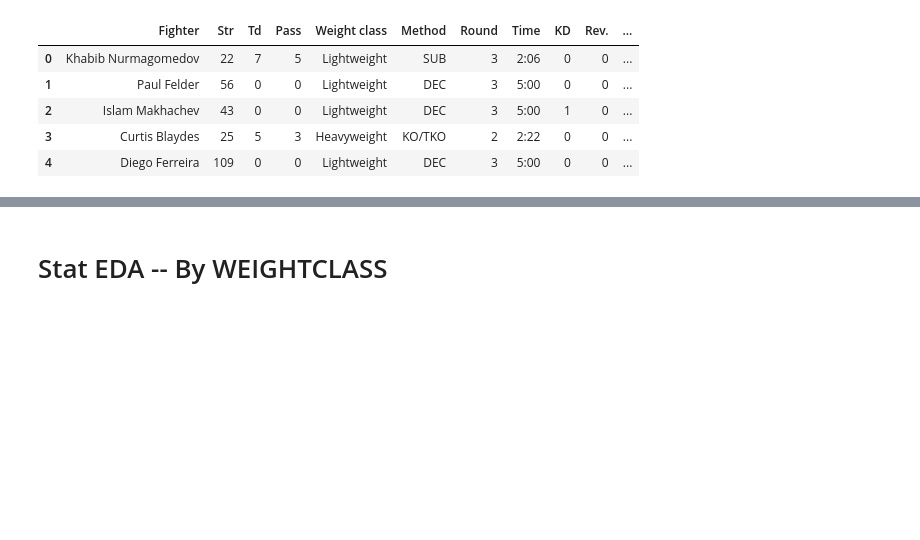
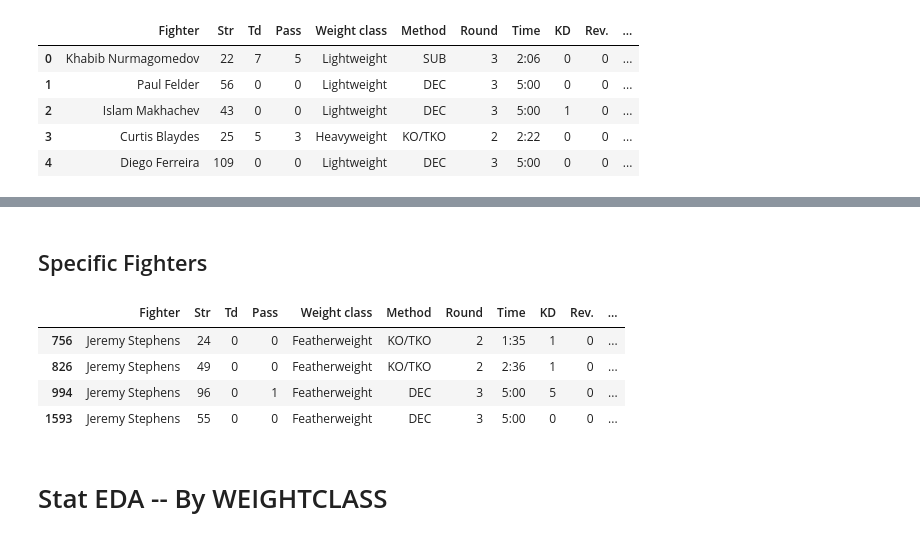
Before and after one commit to cschoeny/personal-projects, a Jupyter notebook: UFC-Forecasting/research/fighter.ipynb, the cells around one changed output, grey strips where cells are left out. Saved outputs shown, nothing was run; the diff lists cells and outputs as text; code cells hidden in the pictures; blank space fills up the shorter version.

```diff
--- a/UFC-Forecasting/research/fighter.ipynb
+++ b/UFC-Forecasting/research/fighter.ipynb
@@ -49,4 +49,14 @@ df.describe()
 | max | 290.000000 | 12.000000 | 19.000000 | 5.000000 | 5.000000 | 5.000000 | 190.000000 |
+# %% [markdown]
+## Specific Fighters
+# %%
+df[df.Fighter=='Jeremy Stephens']
+# %% [output]
+|  | Fighter | Str | Td | Pass | Weight class | Method | Round | Time | KD | Rev. | ... |
+| 756 | Jeremy Stephens | 24 | 0 | 0 | Featherweight | KO/TKO | 2 | 1:35 | 1 | 0 | ... |
+| 826 | Jeremy Stephens | 49 | 0 | 0 | Featherweight | KO/TKO | 2 | 2:36 | 1 | 0 | ... |
+| 994 | Jeremy Stephens | 96 | 0 | 1 | Featherweight | DEC | 3 | 5:00 | 5 | 0 | ... |
+| 1593 | Jeremy Stephens | 55 | 0 | 0 | Featherweight | DEC | 3 | 5:00 | 0 | 0 | ... |
 # %% [markdown]
 # Stat EDA -- By WEIGHTCLASS
 # %%
```
Also changed, not shown: parts of 2 cells of this notebook, 3 other files.
